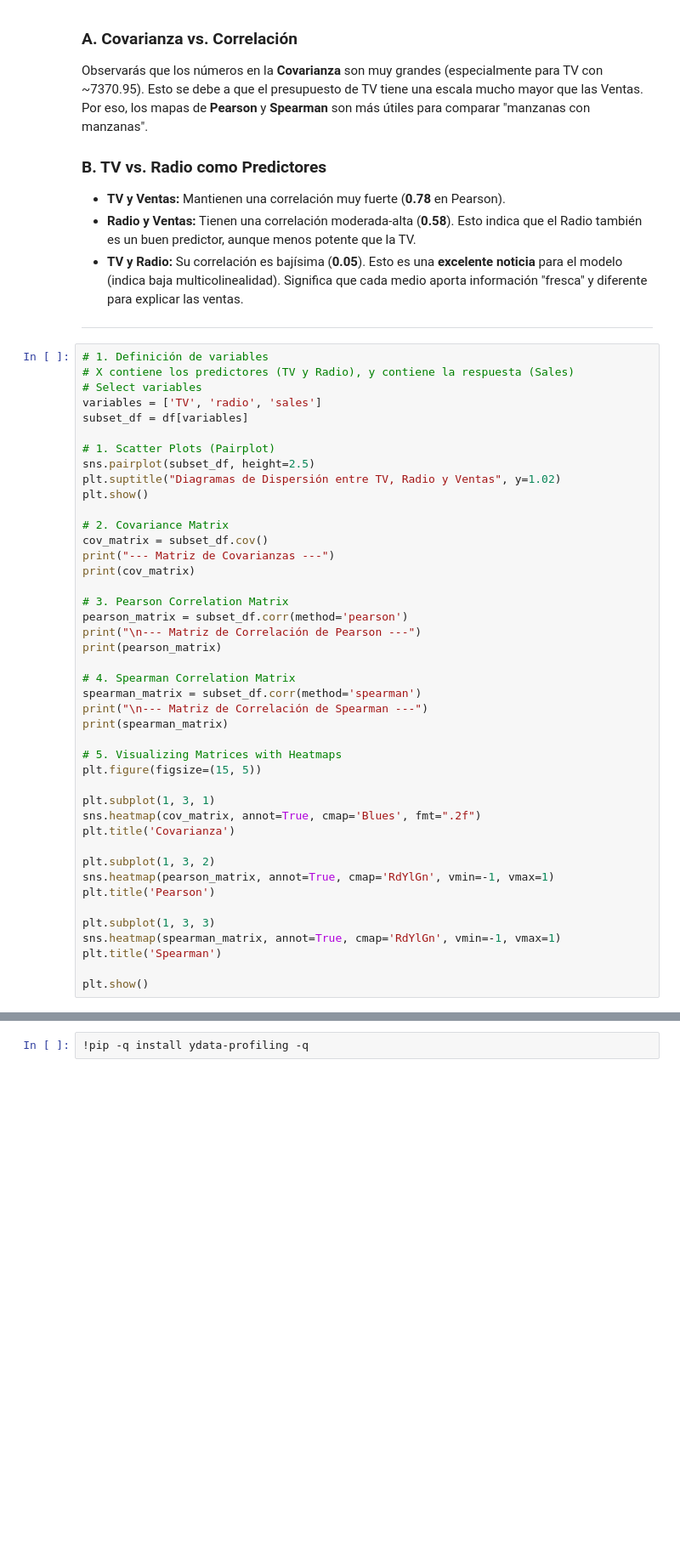
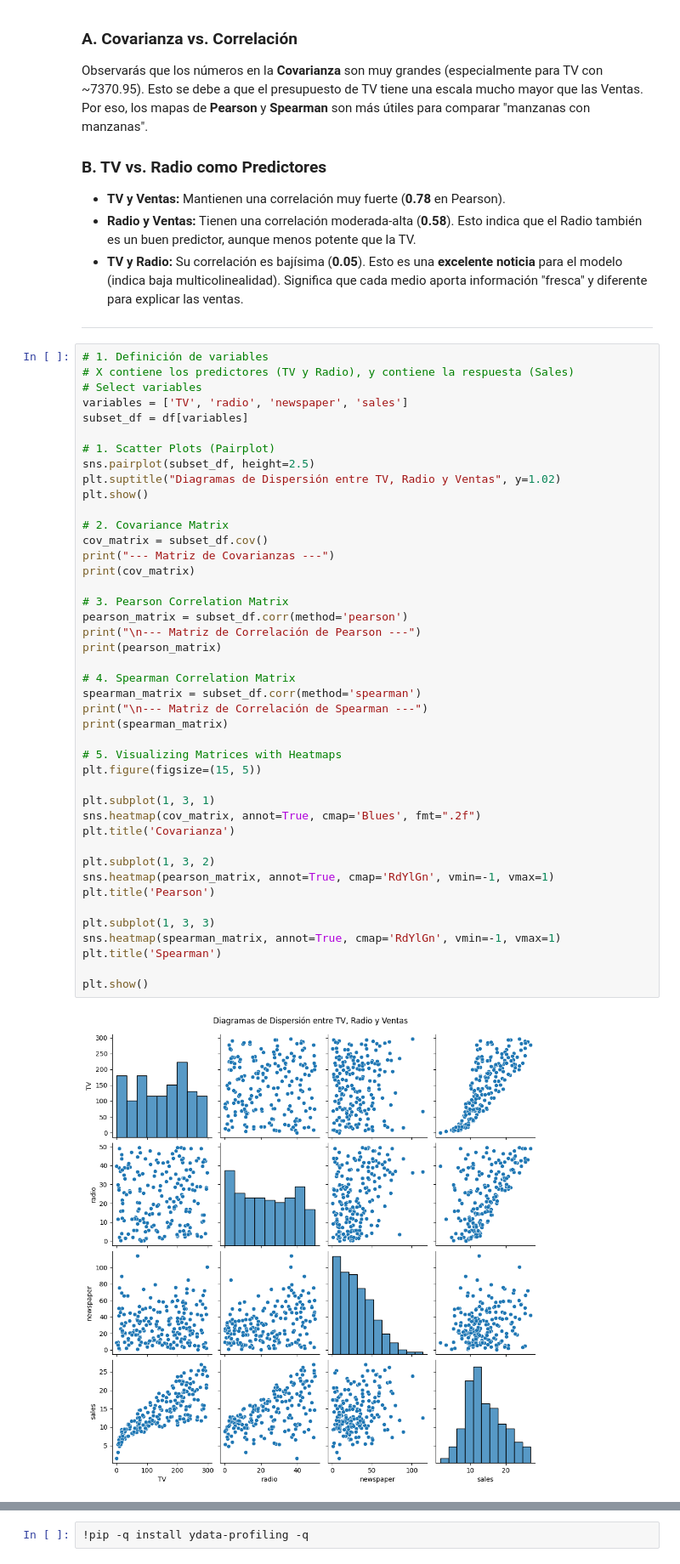
Before and after one commit to Renat4-1/SISTEMAS-AVANZADOS-DE-PRODUCCION, a Jupyter notebook: Semana3.ipynb, the cells around one changed output, grey strips where cells are left out. Shown at 85% size. Cells and saved outputs as stored; diff of their text form; blank space fills up the shorter version.

```diff
--- a/Semana3.ipynb
+++ b/Semana3.ipynb
@@ -404,7 +412,7 @@ Observarás que los números en la **Covarianza** son muy grandes (especialmente
 # 1. Definición de variables
 # X contiene los predictores (TV y Radio), y contiene la respuesta (Sales)
 # Select variables
-variables = ['TV', 'radio', 'sales']
+variables = ['TV', 'radio', 'newspaper', 'sales']
 subset_df = df[variables]
 
 # 1. Scatter Plots (Pairplot)
@@ -416,30 +424,32 @@ plt.show()
 cov_matrix = subset_df.cov()
 print("--- Matriz de Covarianzas ---")
 print(cov_matrix)
 
 # 3. Pearson Correlation Matrix
 pearson_matrix = subset_df.corr(method='pearson')
 print("\n--- Matriz de Correlación de Pearson ---")
 print(pearson_matrix)
 
 # 4. Spearman Correlation Matrix
 spearman_matrix = subset_df.corr(method='spearman')
 print("\n--- Matriz de Correlación de Spearman ---")
 print(spearman_matrix)
 
 # 5. Visualizing Matrices with Heatmaps
 plt.figure(figsize=(15, 5))
 
 plt.subplot(1, 3, 1)
 sns.heatmap(cov_matrix, annot=True, cmap='Blues', fmt=".2f")
 plt.title('Covarianza')
 
 plt.subplot(1, 3, 2)
 sns.heatmap(pearson_matrix, annot=True, cmap='RdYlGn', vmin=-1, vmax=1)
 plt.title('Pearson')
 
 plt.subplot(1, 3, 3)
 sns.heatmap(spearman_matrix, annot=True, cmap='RdYlGn', vmin=-1, vmax=1)
 plt.title('Spearman')
 
 plt.show()
+# %% [output]
+[figure, added]
```
Also changed, not shown: parts of 5 cells of this notebook.
